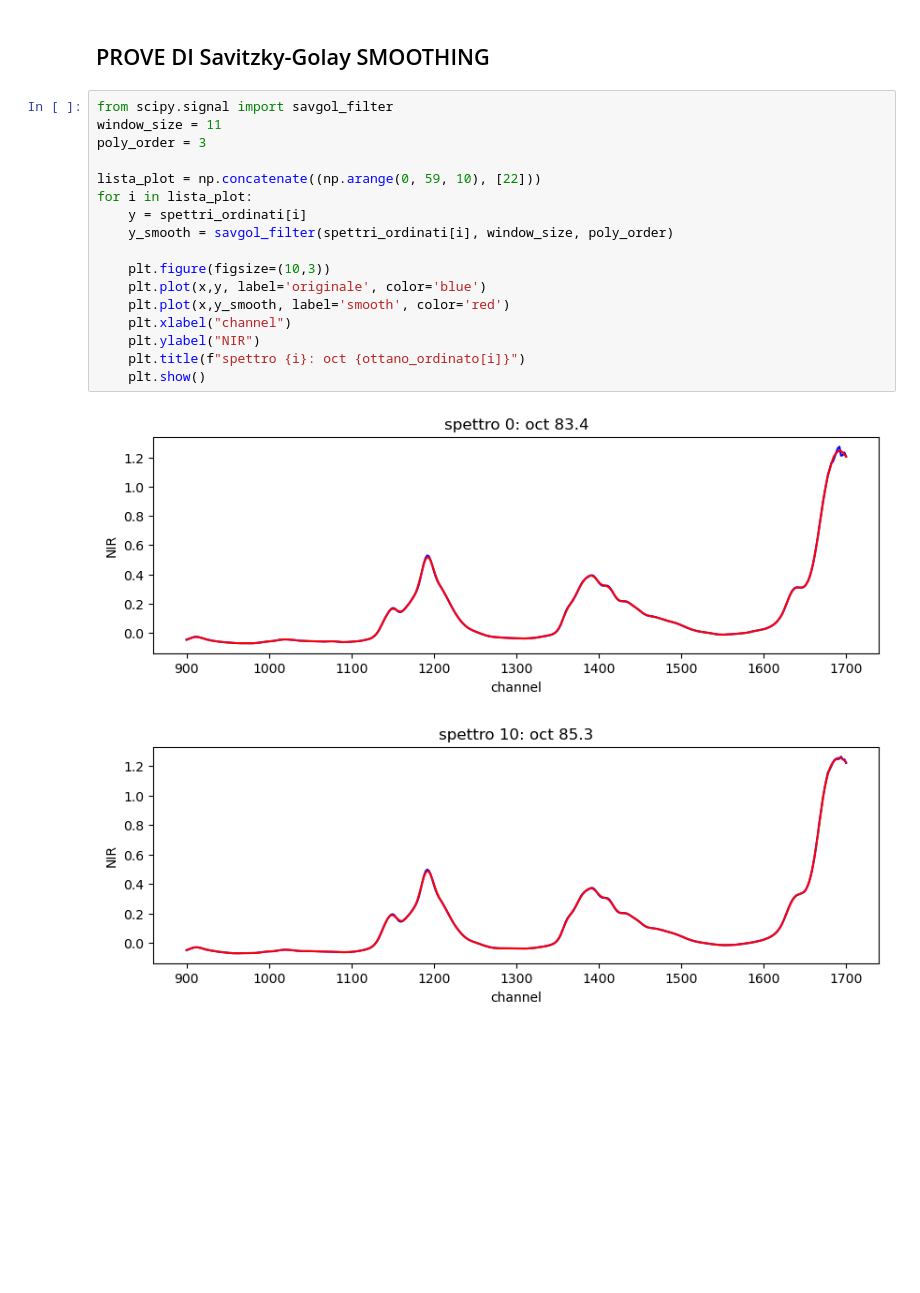
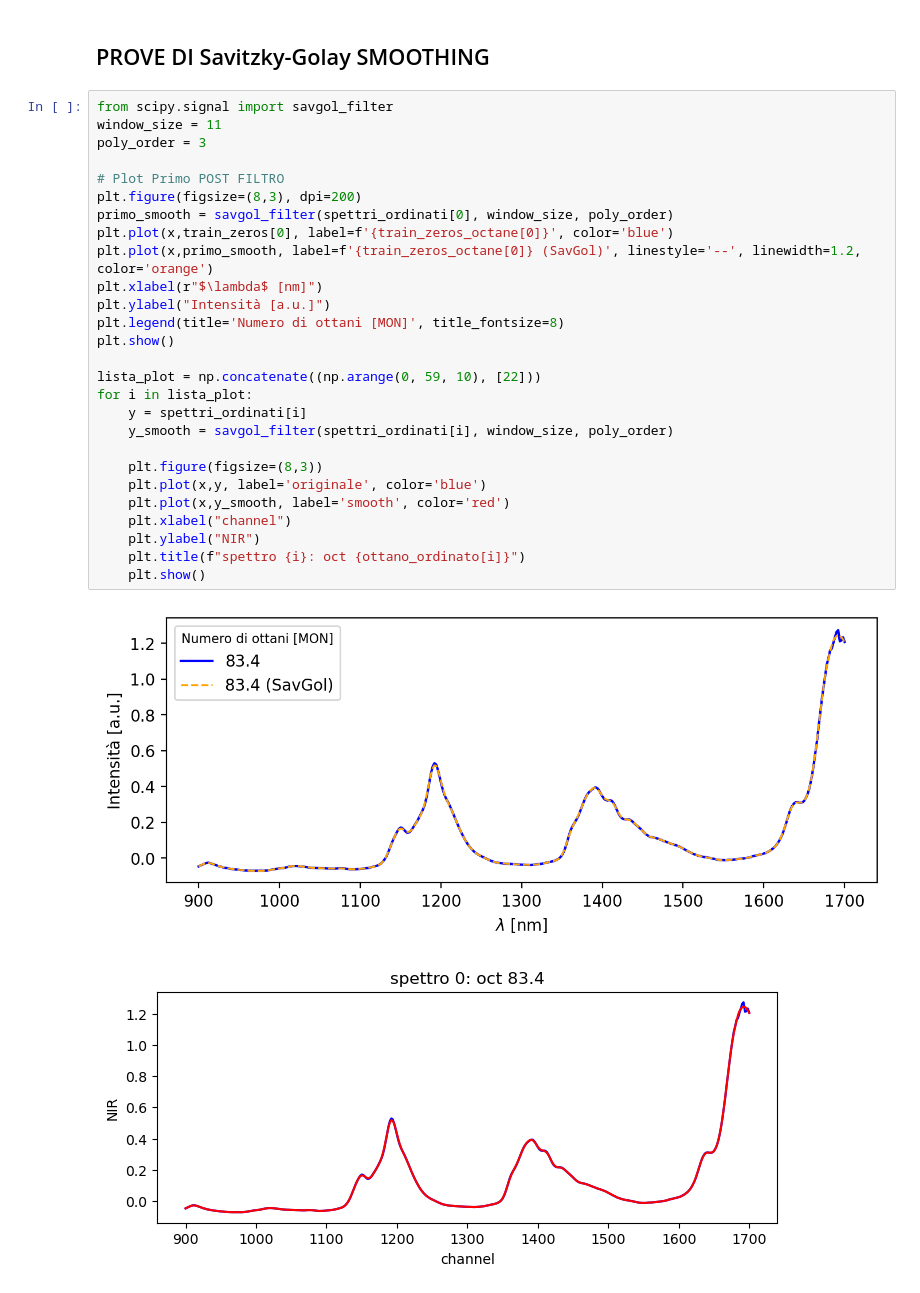
Before and after one commit to zosojack/ml-applications, a Jupyter notebook: 2-second-project/lettura_benzadati.ipynb, the cells around one changed output. Cells and saved outputs as stored; diff of their text form; blank space fills up the shorter version.

```diff
--- a/2-second-project/lettura_benzadati.ipynb
+++ b/2-second-project/lettura_benzadati.ipynb
@@ -135,20 +145,30 @@ plt.show()
 # %%
 from scipy.signal import savgol_filter
 window_size = 11
 poly_order = 3
+
+# Plot Primo POST FILTRO
+plt.figure(figsize=(8,3), dpi=200)
+primo_smooth = savgol_filter(spettri_ordinati[0], window_size, poly_order)
+plt.plot(x,train_zeros[0], label=f'{train_zeros_octane[0]}', color='blue')
+plt.plot(x,primo_smooth, label=f'{train_zeros_octane[0]} (SavGol)', linestyle='--', linewidth=1.2, color='orange')
+plt.xlabel(r"$\lambda$ [nm]")
+plt.ylabel("Intensità [a.u.]")
+plt.legend(title='Numero di ottani [MON]', title_fontsize=8)
+plt.show()
 
 lista_plot = np.concatenate((np.arange(0, 59, 10), [22]))
 for i in lista_plot:
     y = spettri_ordinati[i]
     y_smooth = savgol_filter(spettri_ordinati[i], window_size, poly_order)
 
-    plt.figure(figsize=(10,3))
+    plt.figure(figsize=(8,3))
     plt.plot(x,y, label='originale', color='blue')
     plt.plot(x,y_smooth, label='smooth', color='red')
     plt.xlabel("channel")
     plt.ylabel("NIR")
     plt.title(f"spettro {i}: oct {ottano_ordinato[i]}")
     plt.show()
 # %% [output]
-[figure, old version]
+[figure, new version]
-[figure, old version]
+[figure, new version]
```
Also changed, not shown: parts of 2 cells of this notebook, 12 other files.
